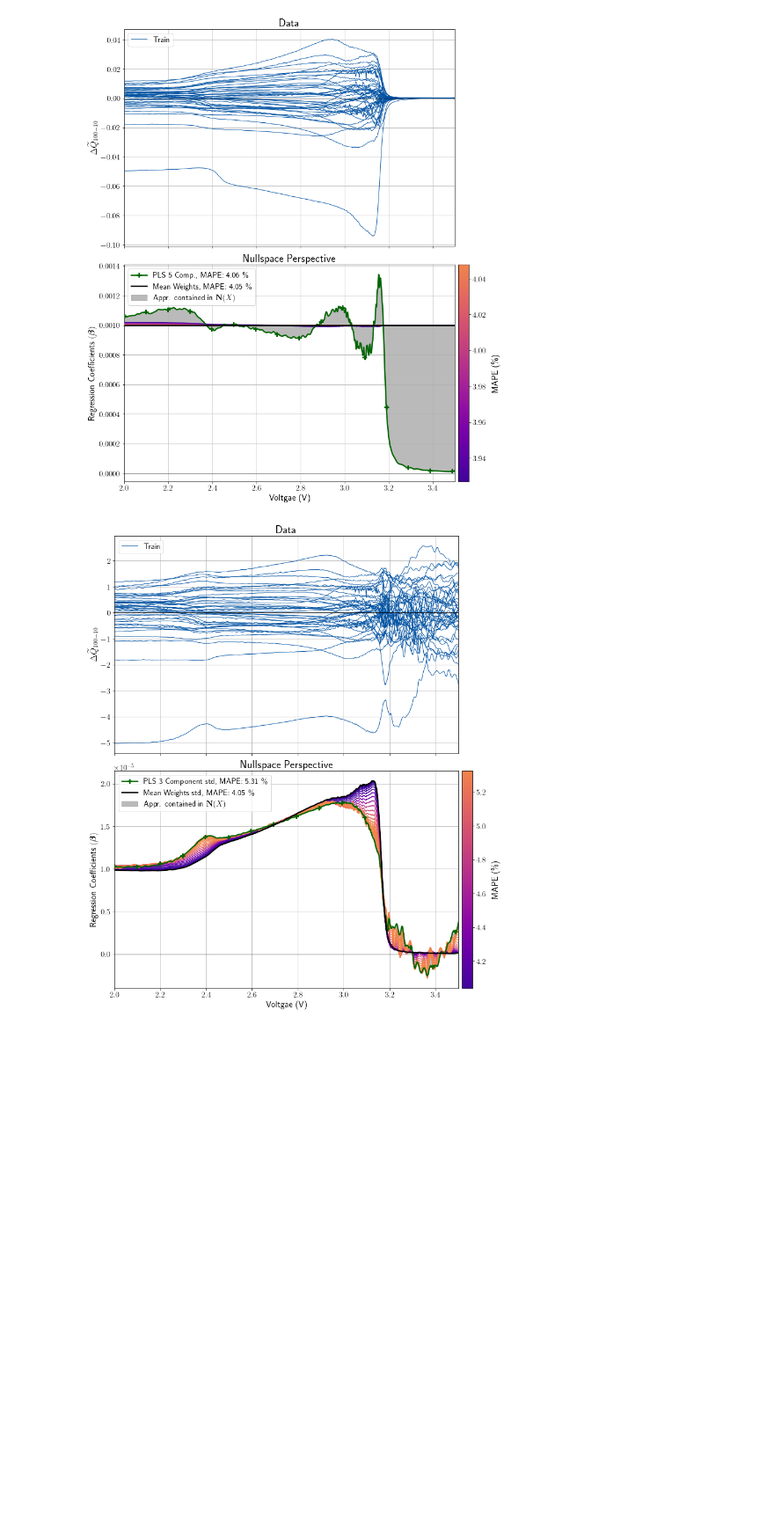
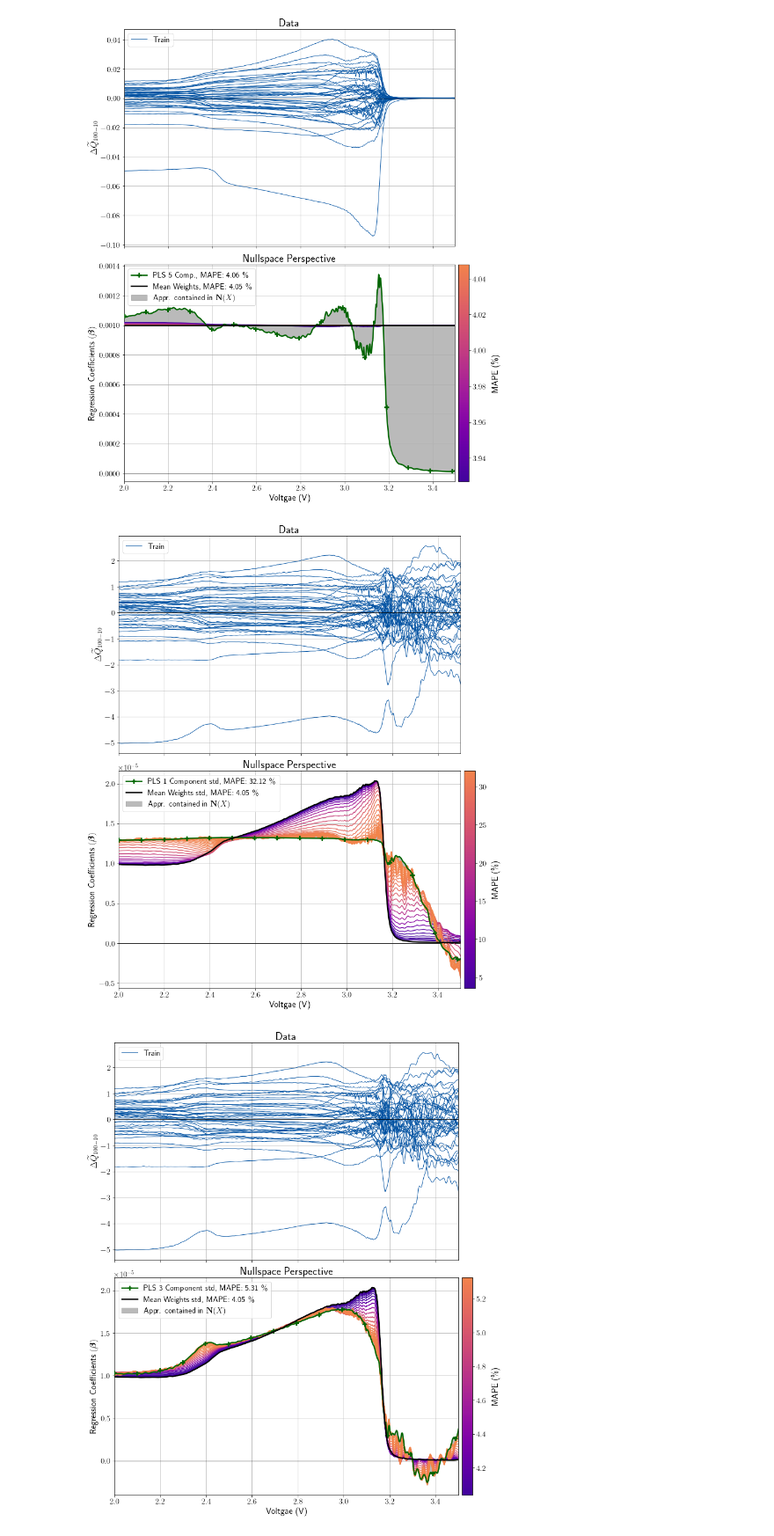
Before and after one commit to JoachimSchaeffer/HDRegAnalytics, a Jupyter notebook: nullspace_methodolody_exmaples.ipynb, the cells around one changed output. Shown at 88% size. Drawn from its saved outputs; the diff is of its cells as text; code cells hidden in the pictures; blank space fills up the shorter version.

```diff
--- a/nullspace_methodolody_exmaples.ipynb
+++ b/nullspace_methodolody_exmaples.ipynb
@@ -35,8 +35,8 @@ from src.helper import optimise_pls_cv
 save_plots = True
 
 # Path to save plots
-save_plot_path = './../Nullspace/Figures/'
-# save_plot_path = './results/'
+# save_plot_path = './../Nullspace/Figures/'
+save_plot_path = './results/'
 
 plt.style.use('./styles/plots.mplstyle')
 
@@ -241,6 +241,18 @@ fig.savefig(save_plot_path + 'LFP_example_4PLS_mean.pdf')
 # %%
 if extra_plots:
     plt.scatter(dml_lfp_syn.X@mean_reg_coef_lfp, dml_lfp_syn.X@dml_lfp_syn.weights['PLS 1 Comp.']+dml_lfp_syn.X@dml_lfp_syn.nullsp['v_'][-1, :])
+# %%
+dml_lfp_syn, fig, ax = dml_lfp_syn.nullspace_correction(
+    key_alpha = 'PLS 1 Comp.', w_alpha_name='PLS 1 Component',
+    w_beta = mean_reg_coef_lfp, w_beta_name='Mean Weights', std=True,
+    plot_results=True, save_plot=0)
+
+ax[0].set_ylabel(r'$\Delta \widetilde{Q}_{100-10}$')
+ax[1].set_xlabel('Voltgae (V)')
+plt.show()
+fig.savefig(save_plot_path + 'LFP_example_std_1PLS_mean.pdf')
+# %% [output]
+[figure, added]
 # %%
 dml_lfp_syn, fig, ax = dml_lfp_syn.nullspace_correction(
     key_alpha = 'PLS 3 Comp.', w_alpha_name='PLS 3 Component',
```
Also changed, not shown: parts of 3 cells of this notebook, 11 other files.
